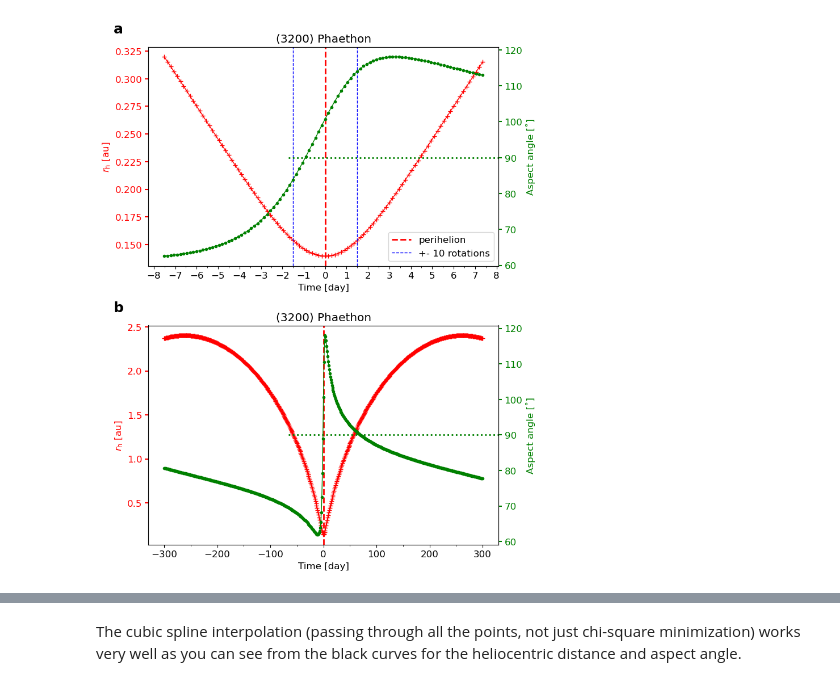
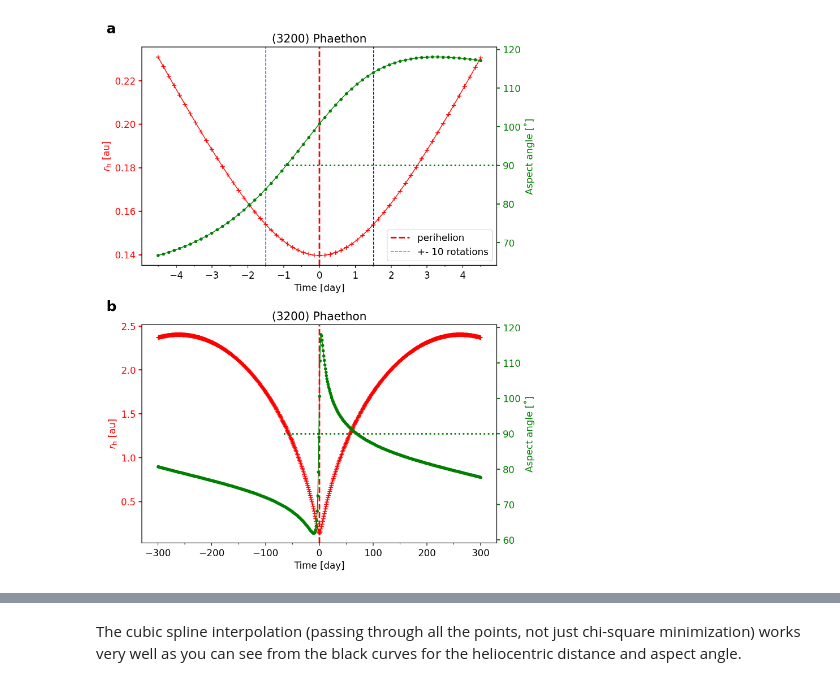
Before and after one commit to ysBach/thermal_radiation01, a Jupyter notebook: 05-Phaethon_Orbit.ipynb, the cells around one changed output, grey strips where cells are left out. Drawn from its saved outputs; the diff is of its cells as text; code cells hidden in the pictures.

```diff
--- a/05-Phaethon_Orbit.ipynb
+++ b/05-Phaethon_Orbit.ipynb
@@ -52,7 +55,7 @@ phys = dict(
 rot_p_day = phys['rot_period'].to_value('day')
 
 epoch_ref = Time(2456049.8189178086, format='jd')  # perihelion: 2012-05-02T07:39:14.499
-epochs_peri = epoch_ref + np.arange(-50*rot_p_day, +50*rot_p_day, rot_p_day) * u.day
+epochs_peri = epoch_ref + np.arange(-30*rot_p_day, +30*rot_p_day, rot_p_day) * u.day
 epochs_long = dict(start=(epoch_ref - 300.01*u.day).isot,
                    stop=(epoch_ref + 300.01*u.day).isot,
                    step='1d')
@@ -83,34 +86,34 @@ for i, e in enumerate([eph_peri, eph_long]):
     ax2.axhline(90, xmin=0.4, color='g', ls=':', lw=2)
     ax2.set(ylabel="Aspect angle [˚]")
 
     # tick and ticklabels color settings:
     ax.yaxis.label.set_color(_r.get_color())
     ax2.yaxis.label.set_color(_t.get_color())
 
     tkw = dict(size=4, width=1.5)
     ax.tick_params(axis='y', colors=_r.get_color(), **tkw)
     ax2.tick_params(axis='y', colors=_t.get_color(), **tkw)
 
 axs[0].axvline(-10*phys['rot_period'].to_value('day'), color='b', ls='--', lw=1, label="+- 10 rotations")
 axs[0].axvline(+10*phys['rot_period'].to_value('day'), color='b', ls='--', lw=1)
 axs[0].legend(loc=4)
 
 for i, ax in enumerate(axs.flatten()):
     ax.text(x=-0.10, y=1.05, s=chr(ord('a') + i), transform=ax.transAxes,
             fontsize=18, fontweight='bold', va='bottom', ha='left')
 
 linticker(axs, xmajlockws=[1, 100], xminlockws=[0.5, 50], ymajgridkws={'ls':''}, xmajgrids=False, ymajgrids=False, xmingrids=False, ymingrids=False)
 
 plt.tight_layout()
 
 plt.savefig(FIGPATH/"phae_orbit.png", dpi=300, bbox_inches = "tight")
 plt.savefig(FIGPATH/"phae_orbit.pdf", bbox_inches = "tight")
 plt.show()
 
 eph_all = vstack([eph_peri, eph_long])
 eph_all.sort(keys="true_anom")
 # %% [output]
-[figure, old version]
+[figure, new version]
 # %%
 from astropy.table import vstack
 from scipy.interpolate import UnivariateSpline
```
Also changed, not shown: parts of 5 cells of this notebook, 2 other files.
